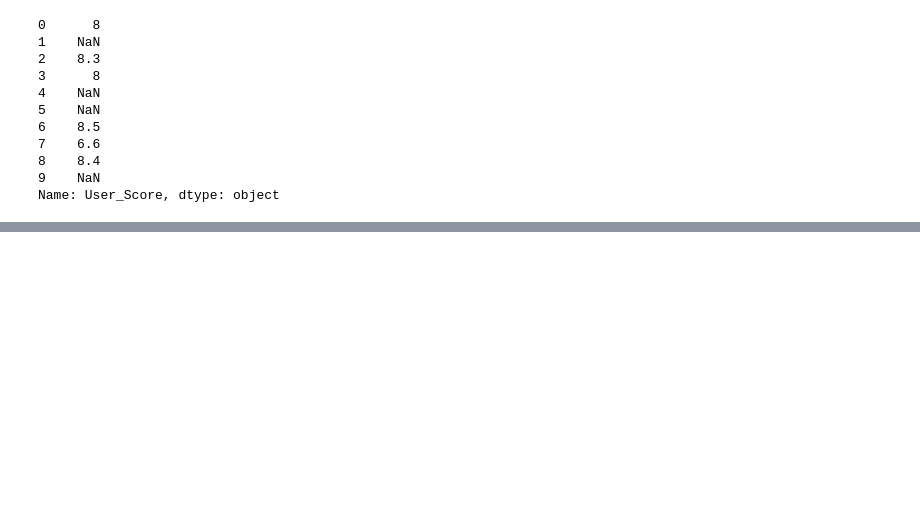
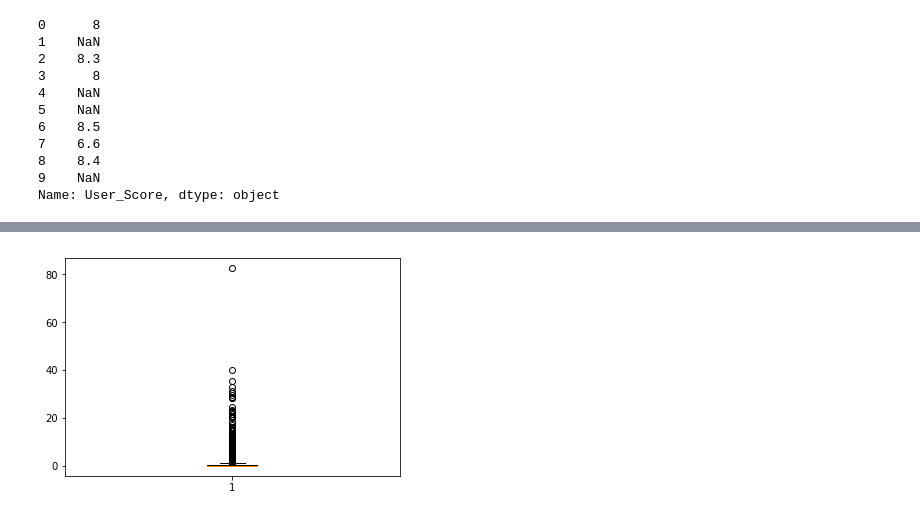
Before and after one commit to micsab/thinkful_files, a Jupyter notebook: fundamentals_capstone/Historical Video Game Sales Data.ipynb, the cells around one changed output, grey strips where cells are left out. Saved outputs shown, nothing was run; the diff lists cells and outputs as text; code cells hidden in the pictures; blank space fills up the shorter version.

```diff
--- a/fundamentals_capstone/Historical Video Game Sales Data.ipynb
+++ b/fundamentals_capstone/Historical Video Game Sales Data.ipynb
@@ -98,0 +181,6 @@ Name: User_Score, dtype: object
+# %%
+salesbox = games['Global_Sales']
+plt.boxplot(salesbox)
+plt.show()
+# %% [output]
+[figure, added]
```
Also changed, not shown: parts of 15 cells of this notebook.
